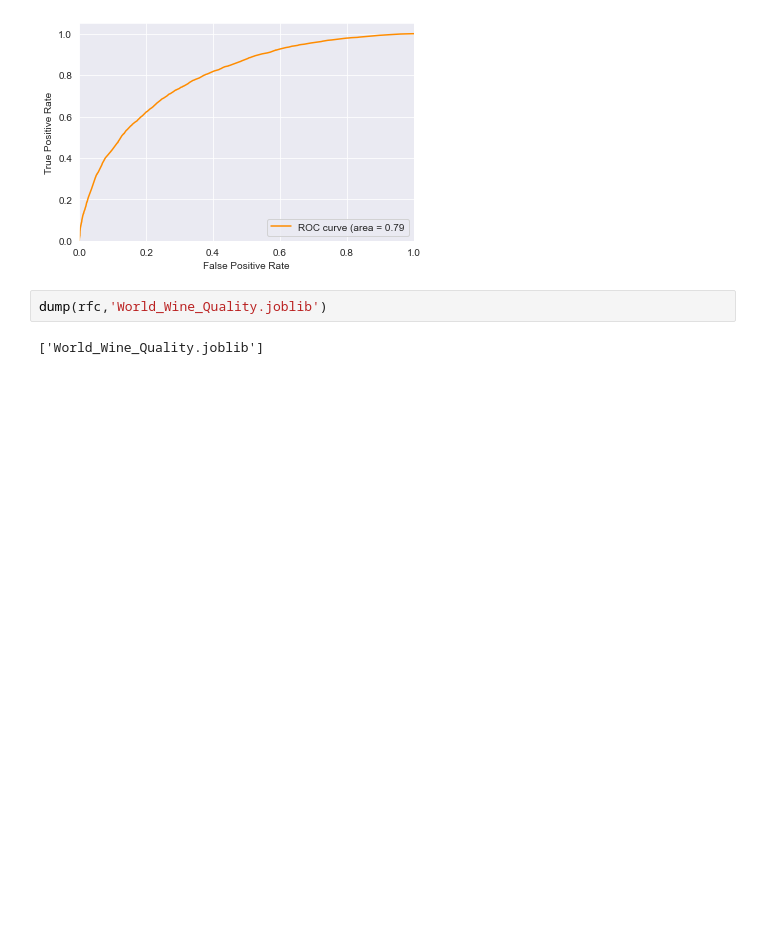
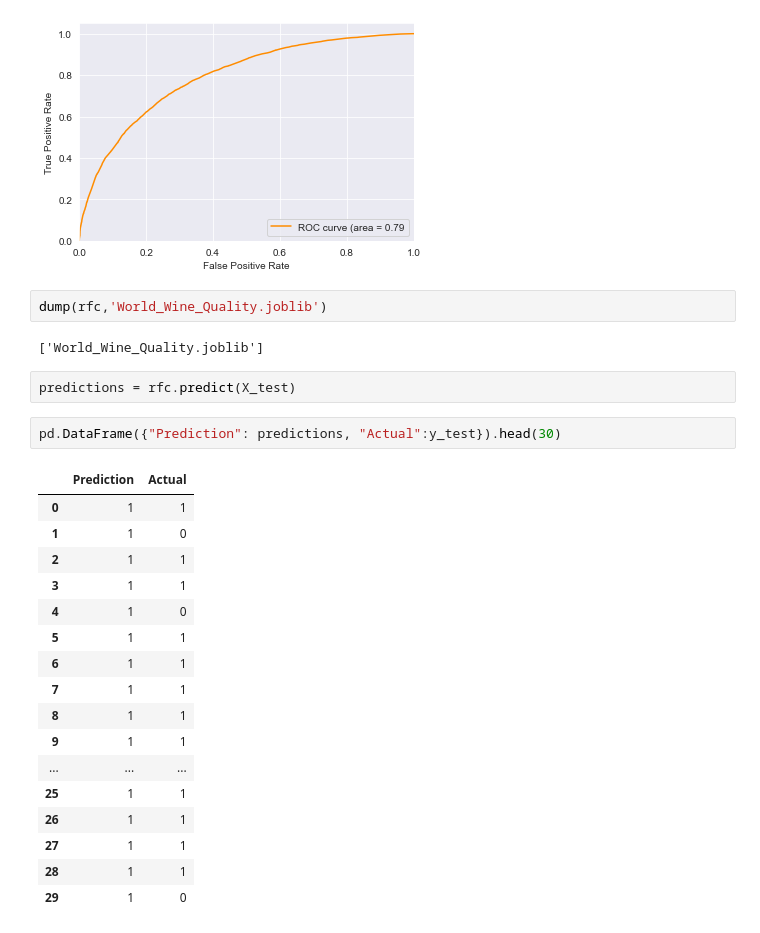
Before and after one commit to Mbutler22/Wine-Physiochemical-Analysis, a Jupyter notebook: world_wines.ipynb, the cells around one changed output. Saved outputs shown, nothing was run; the diff lists cells and outputs as text; blank space fills up the shorter version.

```diff
--- a/world_wines.ipynb
+++ b/world_wines.ipynb
@@ -409,3 +410,25 @@ plt.show()
 dump(rfc,'World_Wine_Quality.joblib')
 # %% [output]
 ['World_Wine_Quality.joblib']
+# %%
+predictions = rfc.predict(X_test)
+# %%
+pd.DataFrame({"Prediction": predictions, "Actual":y_test}).head(30)
+# %% [output]
+|  | Prediction | Actual |
+| 0 | 1 | 1 |
+| 1 | 1 | 0 |
+| 2 | 1 | 1 |
+| 3 | 1 | 1 |
+| 4 | 1 | 0 |
+| 5 | 1 | 1 |
+| 6 | 1 | 1 |
+| 7 | 1 | 1 |
+| 8 | 1 | 1 |
+| 9 | 1 | 1 |
+| ... | ... | ... |
+| 25 | 1 | 1 |
+| 26 | 1 | 1 |
+| 27 | 1 | 1 |
+| 28 | 1 | 1 |
+| 29 | 1 | 0 |
```
Also changed, not shown: parts of 4 cells of this notebook, 3 other files.
